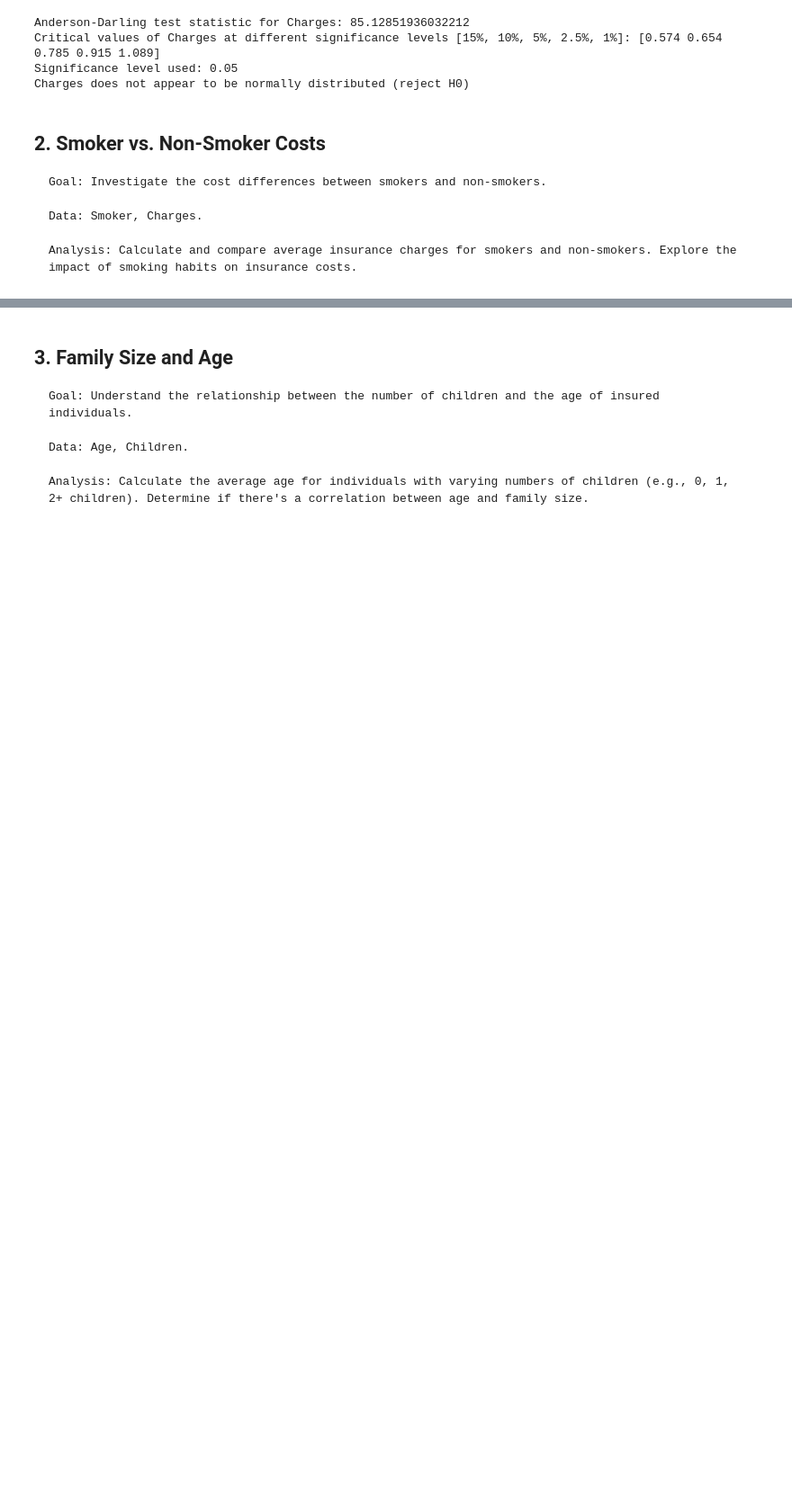
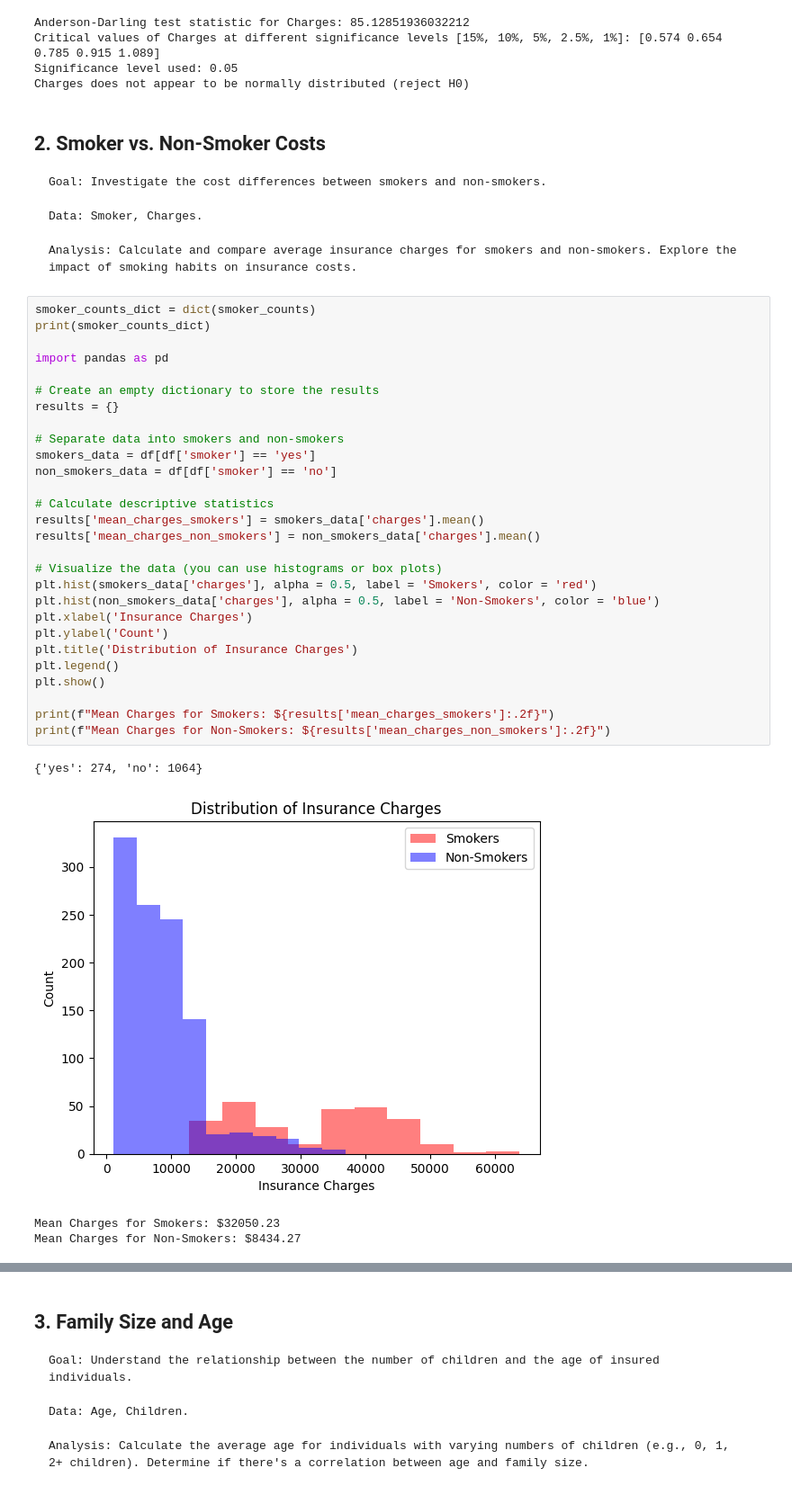
Before and after one commit to pavloskhetab/Codecademy-Data-Scientist-Analytics, a Jupyter notebook: us-medical-insurance-costs.ipynb, the cells around one changed output, grey strips where cells are left out. Shown at 90% size. Cells and saved outputs as stored; diff of their text form; blank space fills up the shorter version.

```diff
--- a/us-medical-insurance-costs.ipynb
+++ b/us-medical-insurance-costs.ipynb
@@ -721,3 +723,36 @@ Charges does not appear to be normally distributed (reject H0)
     Data: Smoker, Charges.
 
     Analysis: Calculate and compare average insurance charges for smokers and non-smokers. Explore the impact of smoking habits on insurance costs.
+# %%
+smoker_counts_dict = dict(smoker_counts)
+print(smoker_counts_dict)
+
+import pandas as pd
+
+# Create an empty dictionary to store the results
+results = {}
+
+# Separate data into smokers and non-smokers
+smokers_data = df[df['smoker'] == 'yes']
+non_smokers_data = df[df['smoker'] == 'no']
+
+# Calculate descriptive statistics
+results['mean_charges_smokers'] = smokers_data['charges'].mean()
+results['mean_charges_non_smokers'] = non_smokers_data['charges'].mean()
+
+# Visualize the data (you can use histograms or box plots)
+plt.hist(smokers_data['charges'], alpha = 0.5, label = 'Smokers', color = 'red')
+plt.hist(non_smokers_data['charges'], alpha = 0.5, label = 'Non-Smokers', color = 'blue')
+plt.xlabel('Insurance Charges')
+plt.ylabel('Count')
+plt.title('Distribution of Insurance Charges')
+plt.legend()
+plt.show()
+
+print(f"Mean Charges for Smokers: ${results['mean_charges_smokers']:.2f}")
+print(f"Mean Charges for Non-Smokers: ${results['mean_charges_non_smokers']:.2f}")
+# %% [output]
+{'yes': 274, 'no': 1064}
+[figure, added]
+Mean Charges for Smokers: $32050.23
+Mean Charges for Non-Smokers: $8434.27
```
Also changed, not shown: parts of 3 cells of this notebook.
